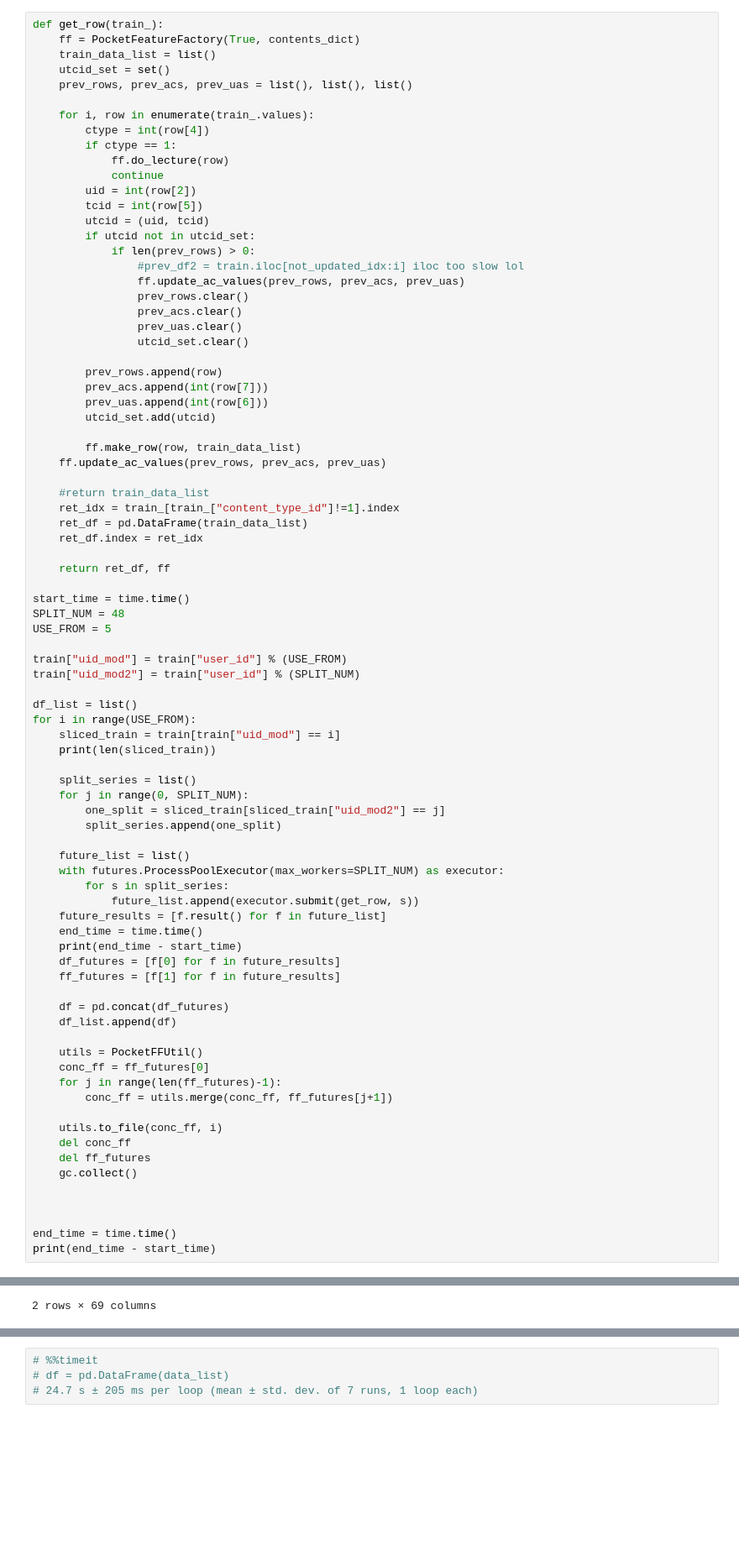
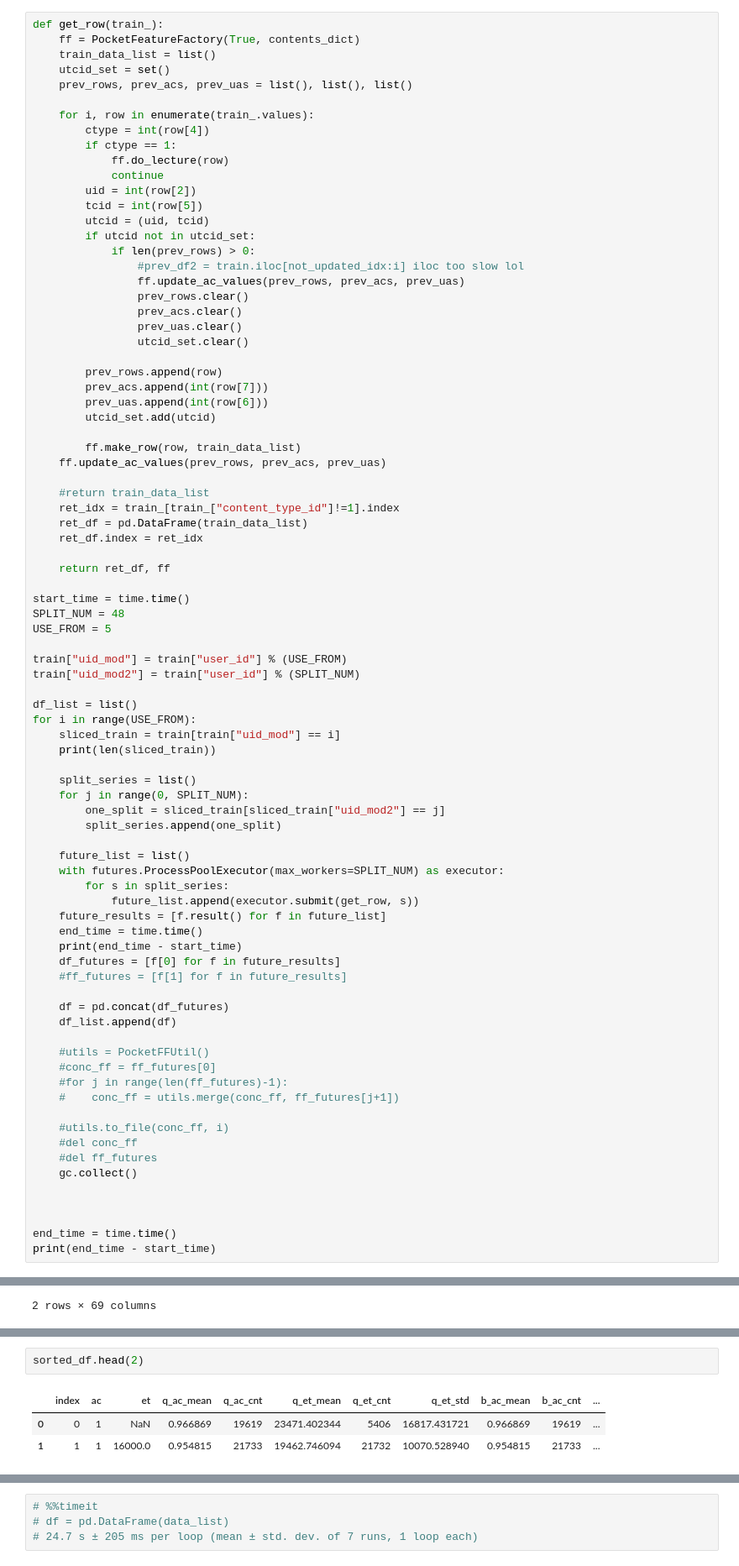
Before and after one commit to backonhighway/gm_riiid, a Jupyter notebook: heavy-sub.ipynb, the cells around one changed output, grey strips where cells are left out. Shown: that part at 84% size. Cells and saved outputs as stored; diff of their text form; blank space fills up the shorter version.

```diff
--- a/heavy-sub.ipynb
+++ b/heavy-sub.ipynb
@@ -815,19 +847,19 @@ for i in range(USE_FROM):
     end_time = time.time()
     print(end_time - start_time)
     df_futures = [f[0] for f in future_results]
-    ff_futures = [f[1] for f in future_results]
+    #ff_futures = [f[1] for f in future_results]
 
     df = pd.concat(df_futures)
     df_list.append(df)
 
-    utils = PocketFFUtil()
-    conc_ff = ff_futures[0]
-    for j in range(len(ff_futures)-1):
-        conc_ff = utils.merge(conc_ff, ff_futures[j+1])
+    #utils = PocketFFUtil()
+    #conc_ff = ff_futures[0]
+    #for j in range(len(ff_futures)-1):
+    #    conc_ff = utils.merge(conc_ff, ff_futures[j+1])
 
-    utils.to_file(conc_ff, i)
-    del conc_ff
-    del ff_futures
+    #utils.to_file(conc_ff, i)
+    #del conc_ff
+    #del ff_futures
     gc.collect()
 
 
@@ -871,0 +904,6 @@ gc.collect()
+# %%
+sorted_df.head(2)
+# %% [output]
+|  | index | ac | et | q_ac_mean | q_ac_cnt | q_et_mean | q_et_cnt | q_et_std | b_ac_mean | b_ac_cnt | ... |
+| 0 | 0 | 1 | NaN | 0.966869 | 19619 | 23471.402344 | 5406 | 16817.431721 | 0.966869 | 19619 | ... |
+| 1 | 1 | 1 | 16000.0 | 0.954815 | 21733 | 19462.746094 | 21732 | 10070.528940 | 0.954815 | 21733 | ... |
```
Also changed, not shown: parts of 13 cells of this notebook, 3 other files.
